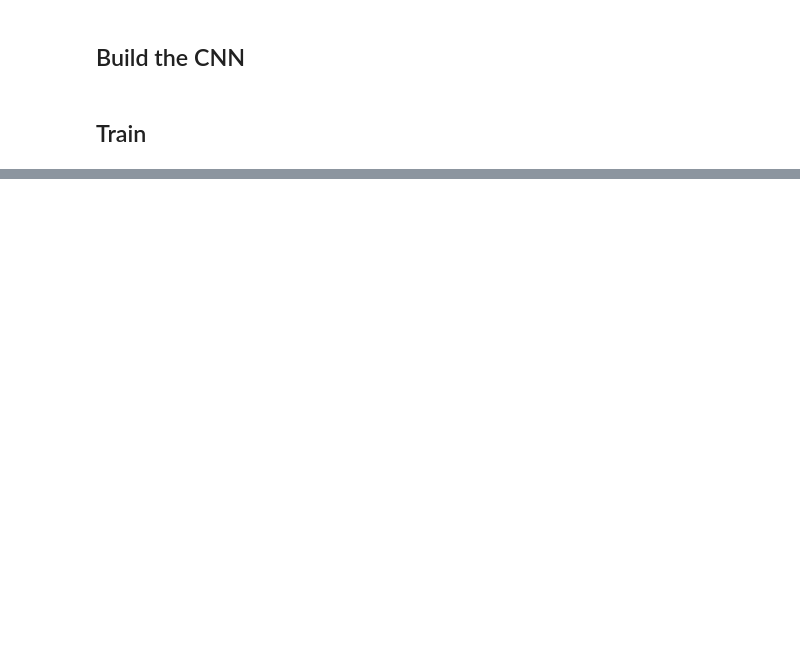
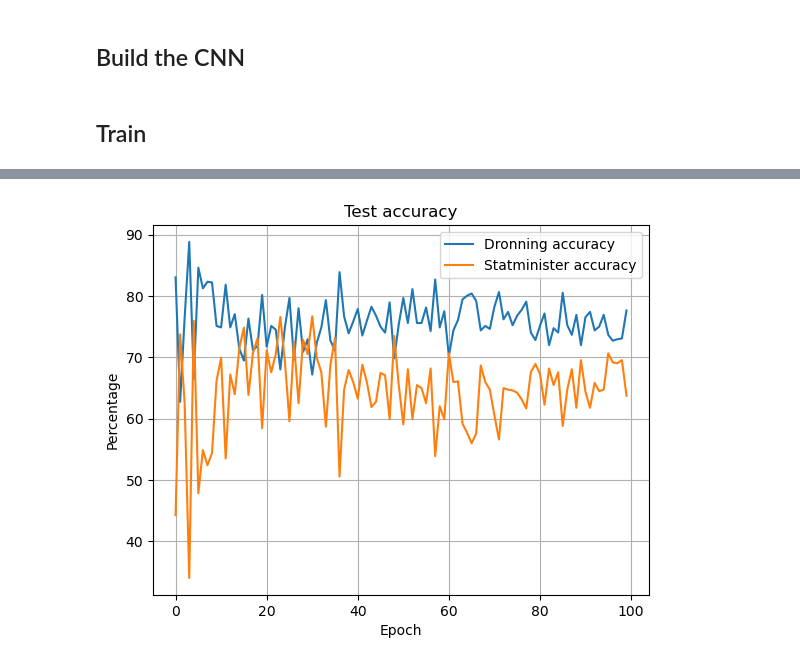
Before and after one commit to ChristianDTU/Nyt-rstaler, a Jupyter notebook: CNN.ipynb, the cells around one changed output, grey strips where cells are left out. Drawn from its saved outputs; the diff is of its cells as text; code cells hidden in the pictures; blank space fills up the shorter version.

```diff
--- a/CNN.ipynb
+++ b/CNN.ipynb
@@ -82,8 +82,8 @@ def sentence_LSA_embedding(TF_IDF_matrix_numpy, V_k):
         liste_LSA_vektorer.append(lsa_vector)
     return np.array(liste_LSA_vektorer)
 # %%
-train_lsa = sentence_LSA_embedding(train_tf_idf_numpy, V_200)
-test_lsa = sentence_LSA_embedding(test_tf_idf_numpy, V_200)
+train_lsa = sentence_LSA_embedding(train_tf_idf_numpy, V_300)
+test_lsa = sentence_LSA_embedding(test_tf_idf_numpy, V_300)
 # %% [markdown]
 ## Make tensors
 # %%
@@ -105,5 +105,5 @@ train_input_tensor.shape, test_input_tensor.shape
 # %%
-batch_size = 300
+batch_size = 64
 # Create datasets
 train_dataset = TensorDataset(train_input_tensor, train_labels_tensor)
 test_dataset = TensorDataset(test_input_tensor, test_labels_tensor)
@@ -114,7 +114,7 @@ test_loader = DataLoader(test_dataset, batch_size=batch_size, shuffle=False)   #
 # %% [markdown]
 ## Build the CNN
 # %%
-num_epochs = 120
+num_epochs = 100
 learning_rate = 0.0007
 weight_decay = 0.0001
 # %%
@@ -297,3 +284,13 @@ plt.grid(True)
+# %%
+plt.plot(test_labels_dronning.values(), label="Dronning accuracy")
+plt.plot(test_labels_statsminister.values(), label="Statminister accuracy")
+plt.legend()
+plt.xlabel("Epoch")
+plt.ylabel("Percentage")
+plt.title("Test accuracy")
+plt.grid(True)
+# %% [output]
+[figure, added]
 # %%
 # %% Save the trained model
 # torch.save(net.state_dict(), 'netV11.pt')
```
Also changed, not shown: parts of 12 cells of this notebook.
